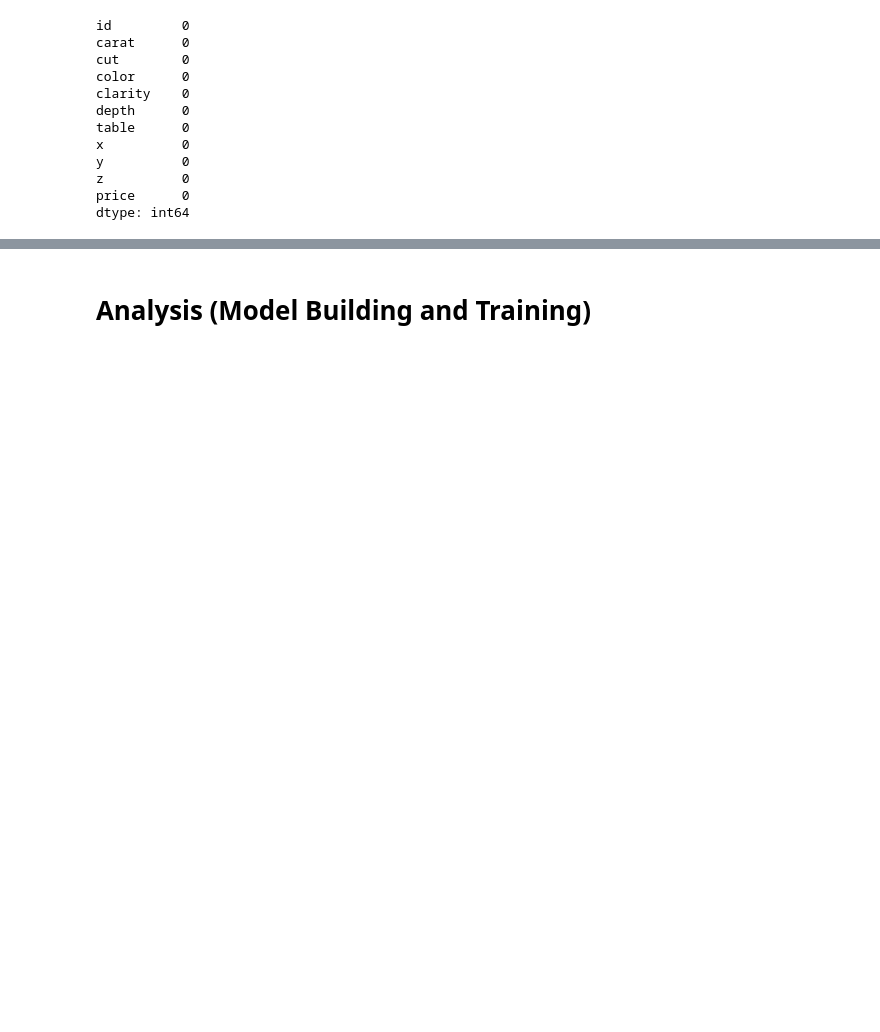
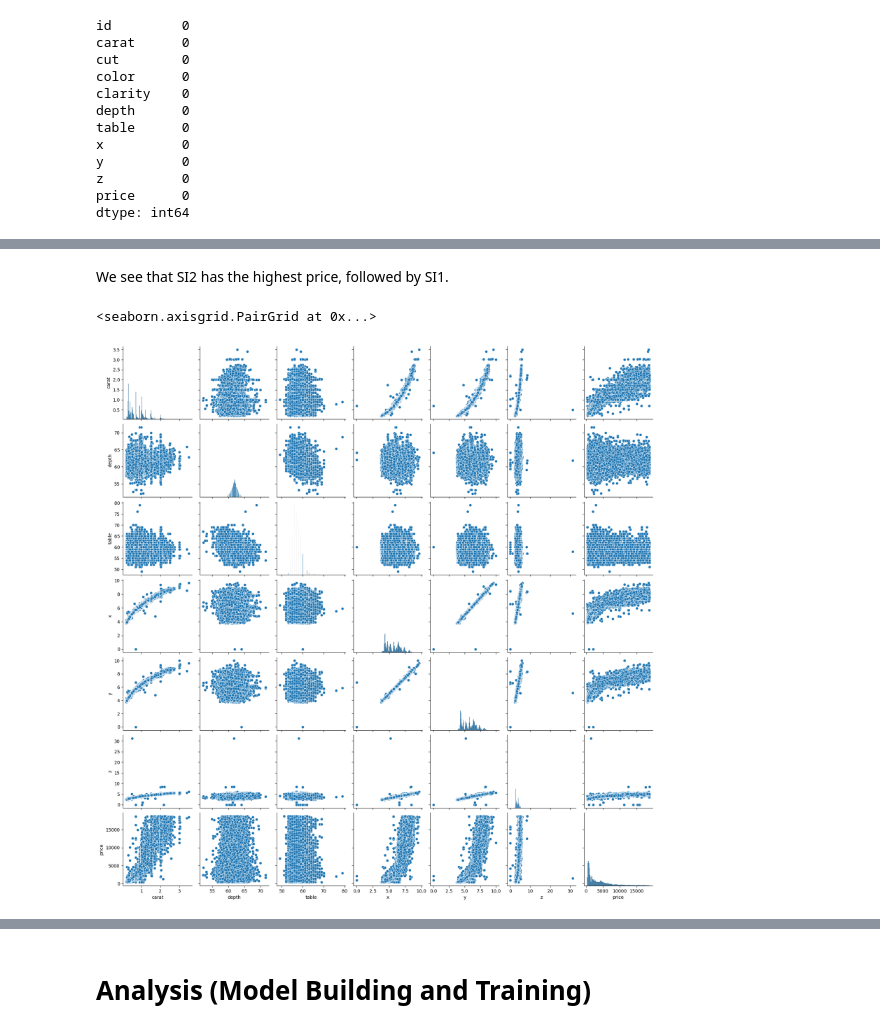
Before and after one commit to hkwan11/gemstone-price-prediction, a Jupyter notebook: regression.ipynb, the cells around one changed output, grey strips where cells are left out. Cells and saved outputs as stored; diff of their text form; code cells hidden in the pictures; blank space fills up the shorter version.

```diff
--- a/regression.ipynb
+++ b/regression.ipynb
@@ -69,0 +116,7 @@ dtype: int64
+# %% [markdown]
+We see that SI2 has the highest price, followed by SI1.
+# %%
+sns.pairplot(df)
+# %% [output]
+<seaborn.axisgrid.PairGrid at 0x...>
+[figure, added]
```
Also changed, not shown: parts of 30 cells of this notebook.
